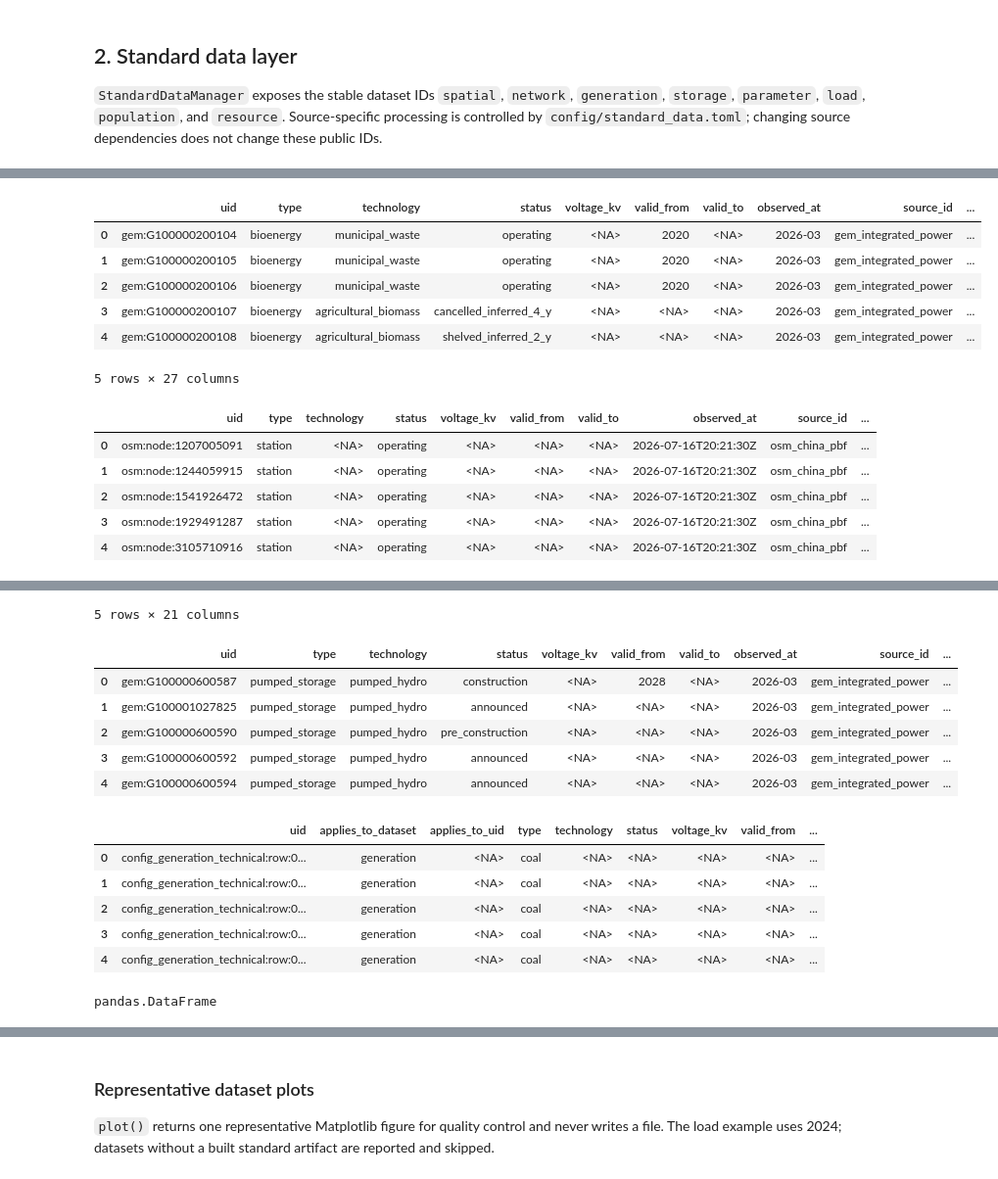
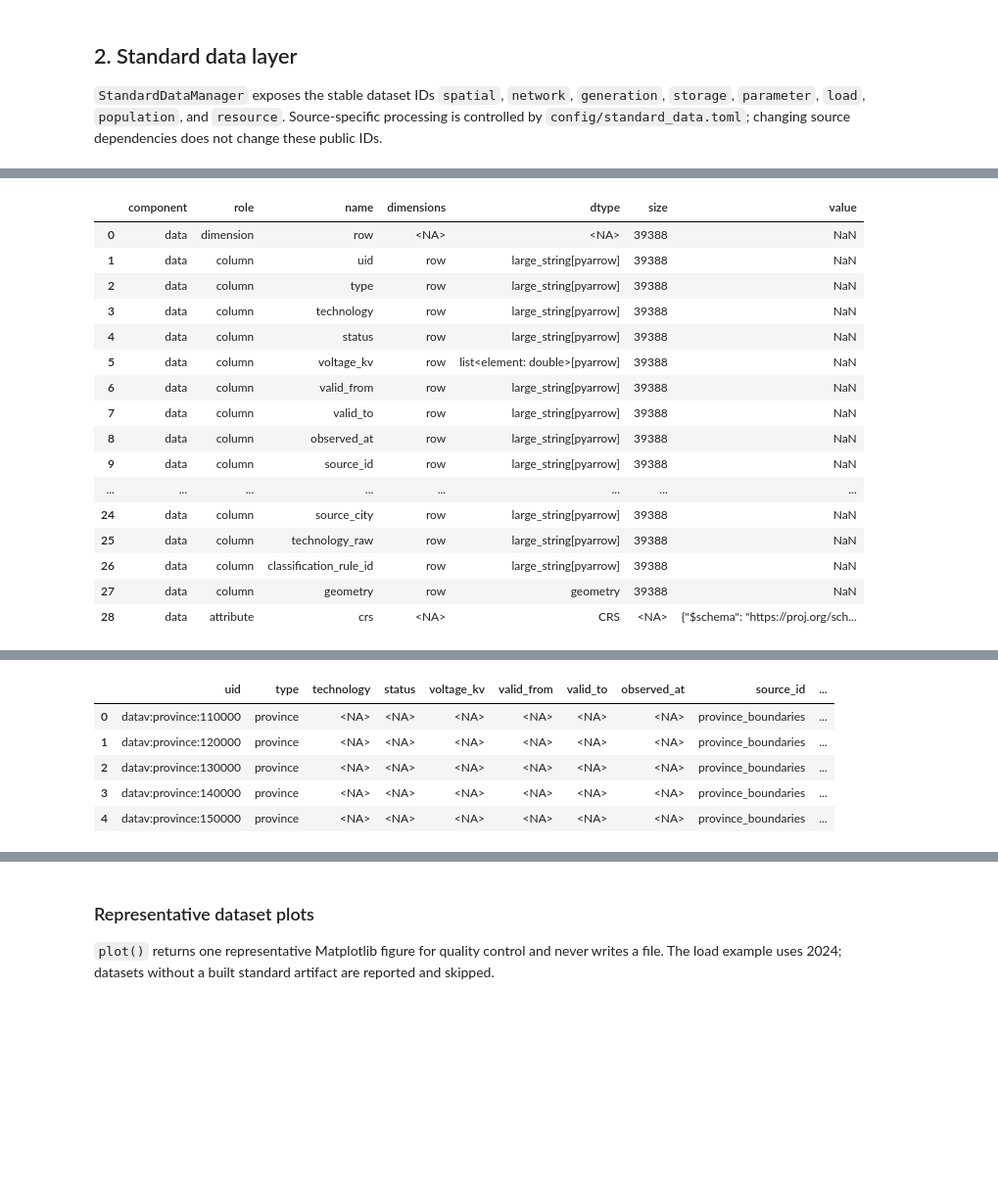
Before and after one commit to yibaoj/GridX, a Jupyter notebook: test_layers.ipynb, the cells around one changed output, grey strips where cells are left out. Shown at 98% size. Cells and saved outputs as stored; diff of their text form; code cells hidden in the pictures; blank space fills up the shorter version.

Commit message:
standardize dataset schemas and metadata

```diff
--- a/test_layers.ipynb
+++ b/test_layers.ipynb
@@ -80,25 +103,25 @@ display(standard_data.check())
 # %%
 # build() regenerates a dataset; load() reads an existing standard artifact.
 generation = standard_data.load("generation")
 network = standard_data.load("network")
 storage = standard_data.load("storage")
 parameter = standard_data.load("parameter")
-display(generation.head())
-display(network.nodes.head())
-display(network.branches.head())
-display(storage.head())
-display(parameter.head())
+generation.schema()
 # %% [output]
-|  | uid | type | technology | status | voltage_kv | valid_from | valid_to | observed_at | source_id | ... |
-| 0 | gem:G100000200104 | bioenergy | municipal_waste | operating | <NA> | 2020 | <NA> | 2026-03 | gem_integrated_power | ... |
-| 1 | gem:G100000200105 | bioenergy | municipal_waste | operating | <NA> | 2020 | <NA> | 2026-03 | gem_integrated_power | ... |
-| 2 | gem:G100000200106 | bioenergy | municipal_waste | operating | <NA> | 2020 | <NA> | 2026-03 | gem_integrated_power | ... |
-| 3 | gem:G100000200107 | bioenergy | agricultural_biomass | cancelled_inferred_4_y | <NA> | <NA> | <NA> | 2026-03 | gem_integrated_power | ... |
-| 4 | gem:G100000200108 | bioenergy | agricultural_biomass | shelved_inferred_2_y | <NA> | <NA> | <NA> | 2026-03 | gem_integrated_power | ... |
+|  | component | role | name | dimensions | dtype | size | value |
+| 0 | data | dimension | row | <NA> | <NA> | 39388 | NaN |
+| 1 | data | column | uid | row | large_string[pyarrow] | 39388 | NaN |
+| 2 | data | column | type | row | large_string[pyarrow] | 39388 | NaN |
+| 3 | data | column | technology | row | large_string[pyarrow] | 39388 | NaN |
+| 4 | data | column | status | row | large_string[pyarrow] | 39388 | NaN |
+| 5 | data | column | voltage_kv | row | list<element: double>[pyarrow] | 39388 | NaN |
+| 6 | data | column | valid_from | row | large_string[pyarrow] | 39388 | NaN |
+| 7 | data | column | valid_to | row | large_string[pyarrow] | 39388 | NaN |
+| 8 | data | column | observed_at | row | large_string[pyarrow] | 39388 | NaN |
+| 9 | data | column | source_id | row | large_string[pyarrow] | 39388 | NaN |
+| ... | ... | ... | ... | ... | ... | ... | ... |
+| 24 | data | column | source_city | row | large_string[pyarrow] | 39388 | NaN |
+| 25 | data | column | technology_raw | row | large_string[pyarrow] | 39388 | NaN |
+| 26 | data | column | classification_rule_id | row | large_string[pyarrow] | 39388 | NaN |
+| 27 | data | column | geometry | row | geometry | 39388 | NaN |
+| 28 | data | attribute | crs | <NA> | CRS | <NA> | {"$schema": "https://proj.org/sch... |
-5 rows × 27 columns
-|  | uid | type | technology | status | voltage_kv | valid_from | valid_to | observed_at | source_id | ... |
-| 0 | osm:node:1207005091 | station | <NA> | operating | <NA> | <NA> | <NA> | 2026-07-16T20:21:30Z | osm_china_pbf | ... |
-| 1 | osm:node:1244059915 | station | <NA> | operating | <NA> | <NA> | <NA> | 2026-07-16T20:21:30Z | osm_china_pbf | ... |
-| 2 | osm:node:1541926472 | station | <NA> | operating | <NA> | <NA> | <NA> | 2026-07-16T20:21:30Z | osm_china_pbf | ... |
-| 3 | osm:node:1929491287 | station | <NA> | operating | <NA> | <NA> | <NA> | 2026-07-16T20:21:30Z | osm_china_pbf | ... |
-| 4 | osm:node:3105710916 | station | <NA> | operating | <NA> | <NA> | <NA> | 2026-07-16T20:21:30Z | osm_china_pbf | ... |
@@ -111,20 +128,12 @@ display(parameter.head())
-5 rows × 21 columns
-|  | uid | type | technology | status | voltage_kv | valid_from | valid_to | observed_at | source_id | ... |
-| 0 | gem:G100000600587 | pumped_storage | pumped_hydro | construction | <NA> | 2028 | <NA> | 2026-03 | gem_integrated_power | ... |
-| 1 | gem:G100001027825 | pumped_storage | pumped_hydro | announced | <NA> | <NA> | <NA> | 2026-03 | gem_integrated_power | ... |
-| 2 | gem:G100000600590 | pumped_storage | pumped_hydro | pre_construction | <NA> | <NA> | <NA> | 2026-03 | gem_integrated_power | ... |
-| 3 | gem:G100000600592 | pumped_storage | pumped_hydro | announced | <NA> | <NA> | <NA> | 2026-03 | gem_integrated_power | ... |
-| 4 | gem:G100000600594 | pumped_storage | pumped_hydro | announced | <NA> | <NA> | <NA> | 2026-03 | gem_integrated_power | ... |
-|  | uid | applies_to_dataset | applies_to_uid | type | technology | status | voltage_kv | valid_from | ... |
-| 0 | config_generation_technical:row:0... | generation | <NA> | coal | <NA> | <NA> | <NA> | <NA> | ... |
-| 1 | config_generation_technical:row:0... | generation | <NA> | coal | <NA> | <NA> | <NA> | <NA> | ... |
-| 2 | config_generation_technical:row:0... | generation | <NA> | coal | <NA> | <NA> | <NA> | <NA> | ... |
-| 3 | config_generation_technical:row:0... | generation | <NA> | coal | <NA> | <NA> | <NA> | <NA> | ... |
-| 4 | config_generation_technical:row:0... | generation | <NA> | coal | <NA> | <NA> | <NA> | <NA> | ... |
 # %%
 spatial = standard_data.load("spatial")
-type(parameter)
+display(spatial.head())
 # %% [output]
-pandas.DataFrame
+|  | uid | type | technology | status | voltage_kv | valid_from | valid_to | observed_at | source_id | ... |
+| 0 | datav:province:110000 | province | <NA> | <NA> | <NA> | <NA> | <NA> | <NA> | province_boundaries | ... |
+| 1 | datav:province:120000 | province | <NA> | <NA> | <NA> | <NA> | <NA> | <NA> | province_boundaries | ... |
+| 2 | datav:province:130000 | province | <NA> | <NA> | <NA> | <NA> | <NA> | <NA> | province_boundaries | ... |
+| 3 | datav:province:140000 | province | <NA> | <NA> | <NA> | <NA> | <NA> | <NA> | province_boundaries | ... |
+| 4 | datav:province:150000 | province | <NA> | <NA> | <NA> | <NA> | <NA> | <NA> | province_boundaries | ... |
 # %%
 load = standard_data.load("load")
```
Also changed, not shown: parts of 5 cells of this notebook, 22 other files.
